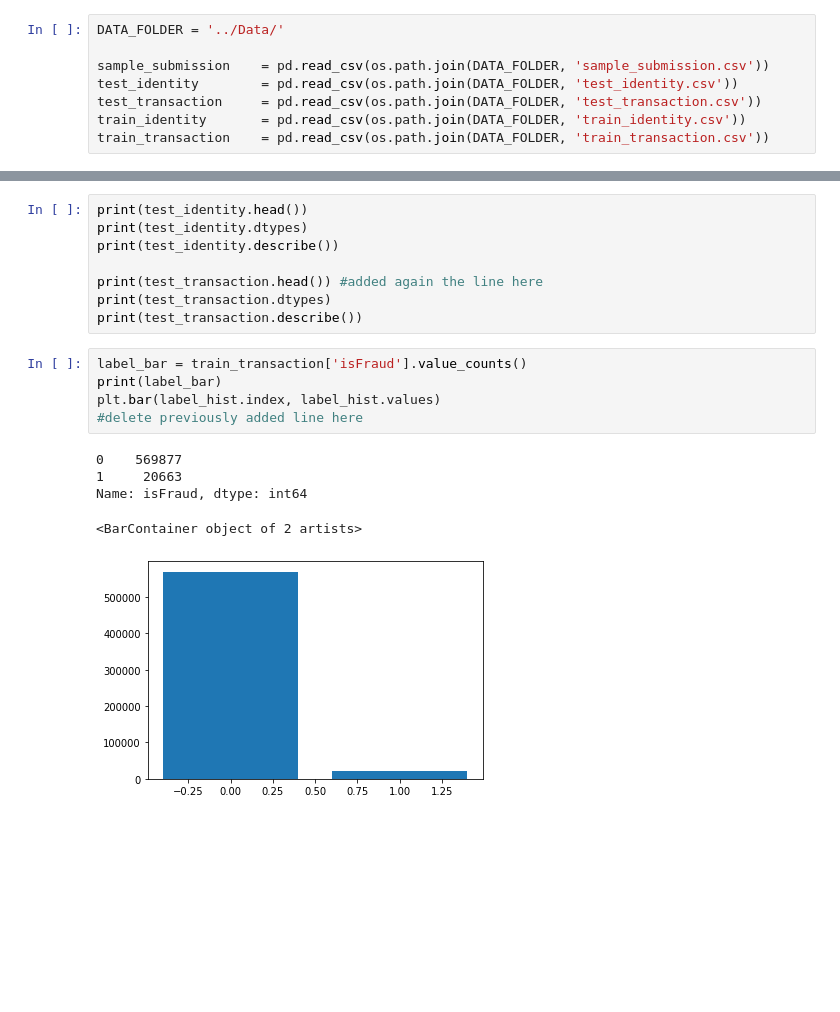
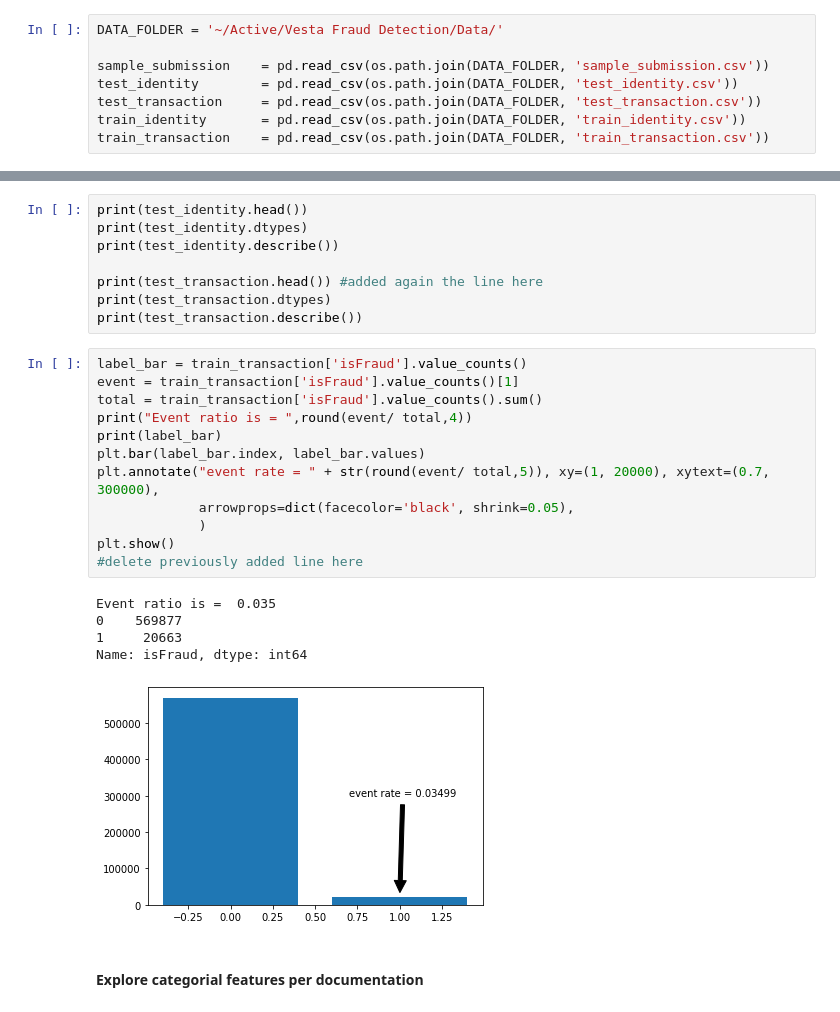
Before and after one commit to seedsetgroup/fraud, a Jupyter notebook: Data load and EDA.ipynb, the cells around one changed output, grey strips where cells are left out. Cells and saved outputs as stored; diff of their text form; blank space fills up the shorter version.

```diff
--- a/Data load and EDA.ipynb
+++ b/Data load and EDA.ipynb
@@ -10,7 +10,7 @@ import datetime
 # %% [markdown]
 ### Load data
 # %%
-DATA_FOLDER = '../Data/'
+DATA_FOLDER = '~/Active/Vesta Fraud Detection/Data/'
 
 sample_submission    = pd.read_csv(os.path.join(DATA_FOLDER, 'sample_submission.csv'))
 test_identity        = pd.read_csv(os.path.join(DATA_FOLDER, 'test_identity.csv'))
@@ -105,14 +105,23 @@ print(test_identity.describe())
 print(test_transaction.head()) #added again the line here
 print(test_transaction.dtypes)
 print(test_transaction.describe())
-# %%
-label_bar = train_transaction['isFraud'].value_counts()
-print(label_bar)
-plt.bar(label_hist.index, label_hist.values)
-#delete previously added line here
-# %% [output]
-0    569877
-1     20663
-Name: isFraud, dtype: int64
-<BarContainer object of 2 artists>
-[figure, removed]
+# %%
+label_bar = train_transaction['isFraud'].value_counts()
+event = train_transaction['isFraud'].value_counts()[1]
+total = train_transaction['isFraud'].value_counts().sum()
+print("Event ratio is = ",round(event/ total,4))
+print(label_bar)
+plt.bar(label_bar.index, label_bar.values)
+plt.annotate("event rate = " + str(round(event/ total,5)), xy=(1, 20000), xytext=(0.7, 300000),
+             arrowprops=dict(facecolor='black', shrink=0.05),
+             )
+plt.show()
+#delete previously added line here
+# %% [output]
+Event ratio is =  0.035
+0    569877
+1     20663
+Name: isFraud, dtype: int64
+[figure, added]
+# %% [markdown]
+#### Explore categorial features per documentation
```
Also changed, not shown: parts of 11 cells of this notebook.
